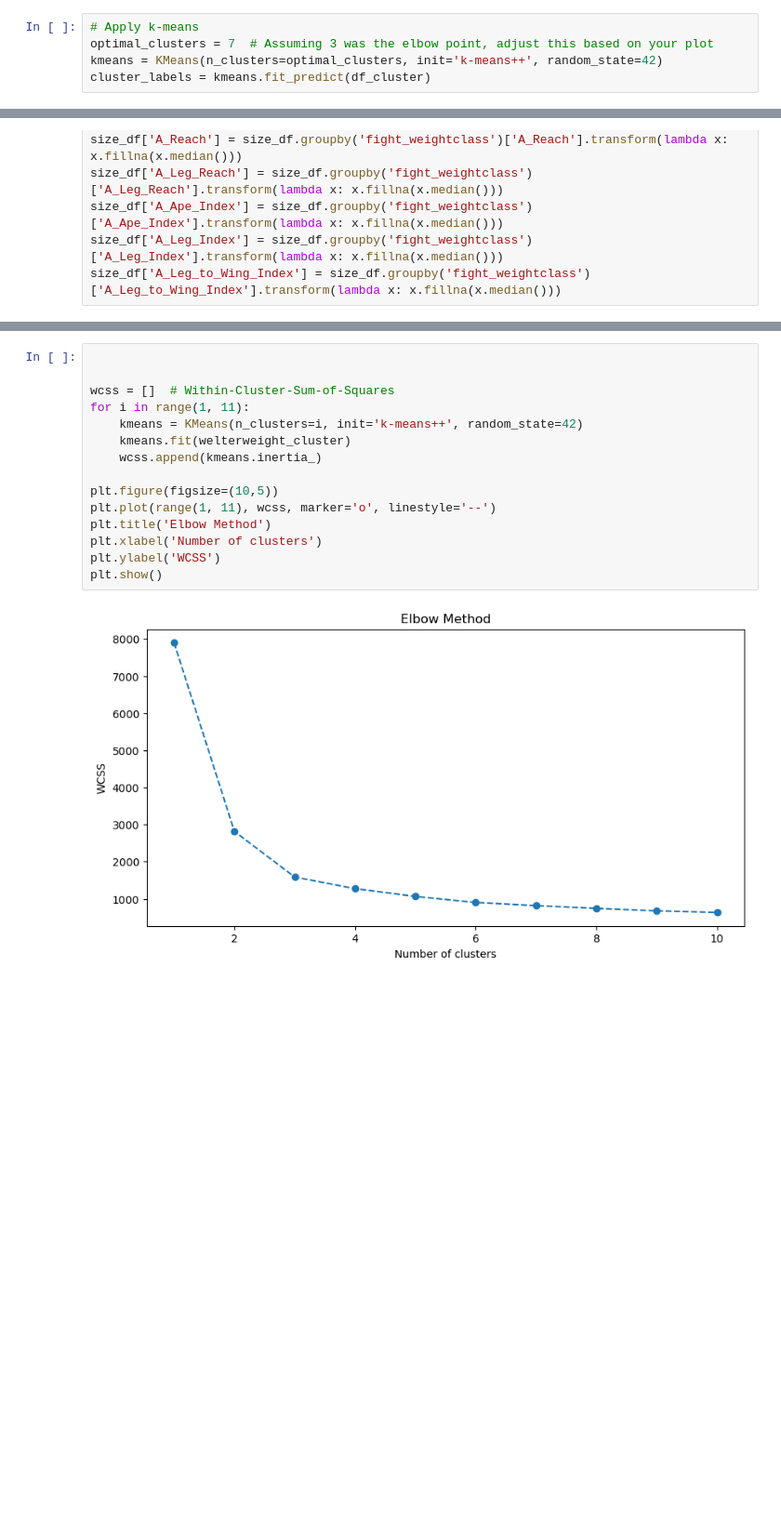
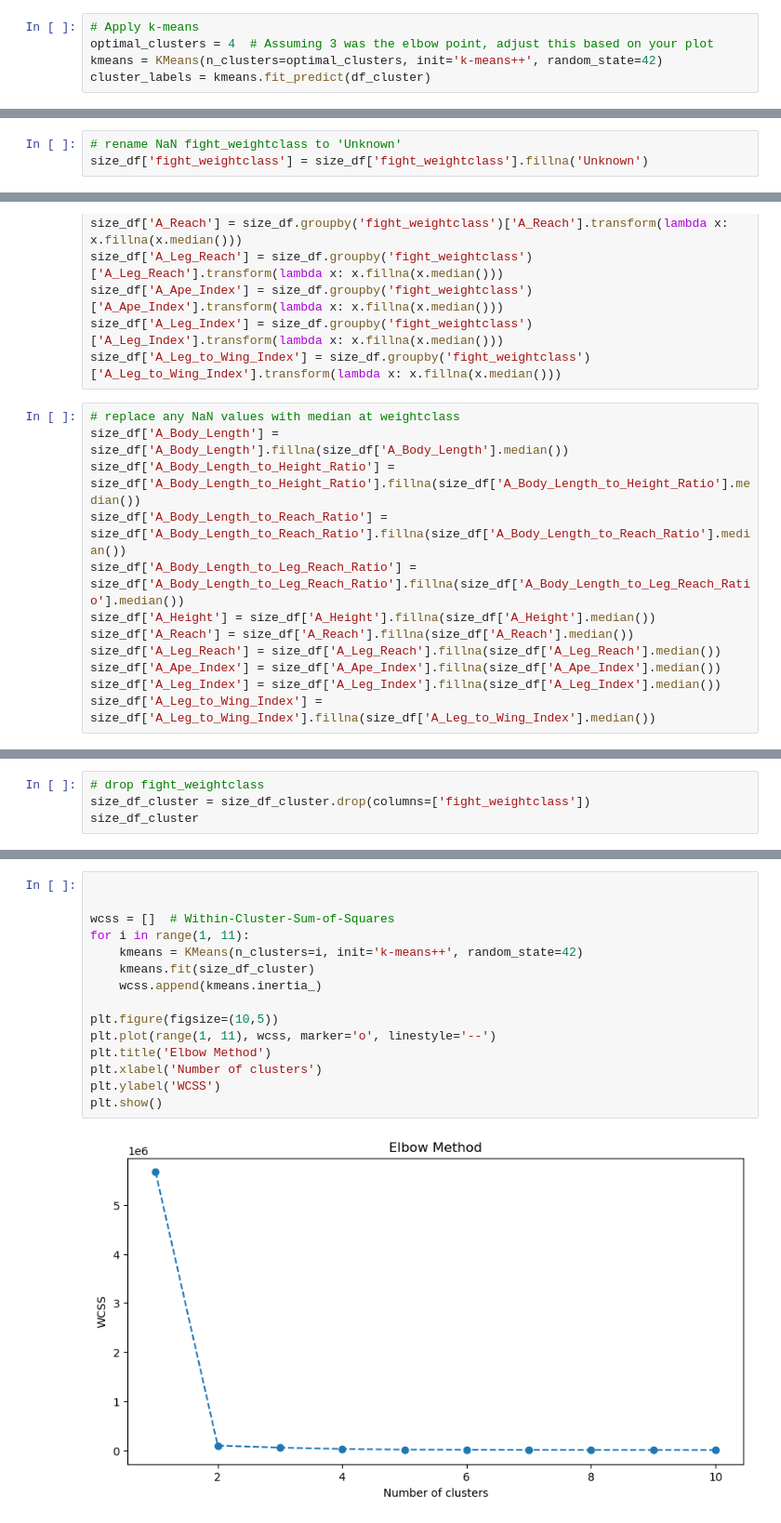
Before and after one commit to tmcroyce/UFC_Prediction_V2.1, a Jupyter notebook: V2_Newer_Notebooks/5b. Feature Subtractions.ipynb, the cells around one changed output, grey strips where cells are left out. Shown at 93% size. Drawn from its saved outputs; the diff is of its cells as text; blank space fills up the shorter version.

```diff
--- a/V2_Newer_Notebooks/5b. Feature Subtractions.ipynb
+++ b/V2_Newer_Notebooks/5b. Feature Subtractions.ipynb
@@ -110,6 +103,6 @@ plt.show()
 # %%
 # Apply k-means
-optimal_clusters = 7  # Assuming 3 was the elbow point, adjust this based on your plot
+optimal_clusters = 4  # Assuming 3 was the elbow point, adjust this based on your plot
 kmeans = KMeans(n_clusters=optimal_clusters, init='k-means++', random_state=42)
 cluster_labels = kmeans.fit_predict(df_cluster)
 # %%
@@ -668,3 +625,6 @@ size_df
+# %%
+# rename NaN fight_weightclass to 'Unknown'
+size_df['fight_weightclass'] = size_df['fight_weightclass'].fillna('Unknown')
 # %%
 # Impute median at weightclass for any missing values
 size_df['A_Body_Length'] = size_df.groupby('fight_weightclass')['A_Body_Length'].transform(lambda x: x.fillna(x.median()))
@@ -677,4 +637,16 @@ size_df['A_Leg_Reach'] = size_df.groupby('fight_weightclass')['A_Leg_Reach'].tra
 size_df['A_Ape_Index'] = size_df.groupby('fight_weightclass')['A_Ape_Index'].transform(lambda x: x.fillna(x.median()))
 size_df['A_Leg_Index'] = size_df.groupby('fight_weightclass')['A_Leg_Index'].transform(lambda x: x.fillna(x.median()))
 size_df['A_Leg_to_Wing_Index'] = size_df.groupby('fight_weightclass')['A_Leg_to_Wing_Index'].transform(lambda x: x.fillna(x.median()))
+# %%
+# replace any NaN values with median at weightclass
+size_df['A_Body_Length'] = size_df['A_Body_Length'].fillna(size_df['A_Body_Length'].median())
+size_df['A_Body_Length_to_Height_Ratio'] = size_df['A_Body_Length_to_Height_Ratio'].fillna(size_df['A_Body_Length_to_Height_Ratio'].median())
+size_df['A_Body_Length_to_Reach_Ratio'] = size_df['A_Body_Length_to_Reach_Ratio'].fillna(size_df['A_Body_Length_to_Reach_Ratio'].median())
+size_df['A_Body_Length_to_Leg_Reach_Ratio'] = size_df['A_Body_Length_to_Leg_Reach_Ratio'].fillna(size_df['A_Body_Length_to_Leg_Reach_Ratio'].median())
+size_df['A_Height'] = size_df['A_Height'].fillna(size_df['A_Height'].median())
+size_df['A_Reach'] = size_df['A_Reach'].fillna(size_df['A_Reach'].median())
+size_df['A_Leg_Reach'] = size_df['A_Leg_Reach'].fillna(size_df['A_Leg_Reach'].median())
+size_df['A_Ape_Index'] = size_df['A_Ape_Index'].fillna(size_df['A_Ape_Index'].median())
+size_df['A_Leg_Index'] = size_df['A_Leg_Index'].fillna(size_df['A_Leg_Index'].median())
+size_df['A_Leg_to_Wing_Index'] = size_df['A_Leg_to_Wing_Index'].fillna(size_df['A_Leg_to_Wing_Index'].median())
 # %%
@@ -714,0 +688,4 @@ welterweight_cluster = welterweight_cluster.drop(['fight_weightclass'], axis=1)
+# %%
+# drop fight_weightclass
+size_df_cluster = size_df_cluster.drop(columns=['fight_weightclass'])
+size_df_cluster
@@ -715,19 +706,19 @@ welterweight_cluster = welterweight_cluster.drop(['fight_weightclass'], axis=1)
 # %%
 
 
 wcss = []  # Within-Cluster-Sum-of-Squares
 for i in range(1, 11):
     kmeans = KMeans(n_clusters=i, init='k-means++', random_state=42)
-    kmeans.fit(welterweight_cluster)
+    kmeans.fit(size_df_cluster)
     wcss.append(kmeans.inertia_)
 
 plt.figure(figsize=(10,5))
 plt.plot(range(1, 11), wcss, marker='o', linestyle='--')
 plt.title('Elbow Method')
 plt.xlabel('Number of clusters')
 plt.ylabel('WCSS')
 plt.show()
 # %% [output]
-[figure, old version]
+[figure, new version]
 # %%
 # Apply k-means
```
Also changed, not shown: parts of 26 cells of this notebook, 6 other files.
